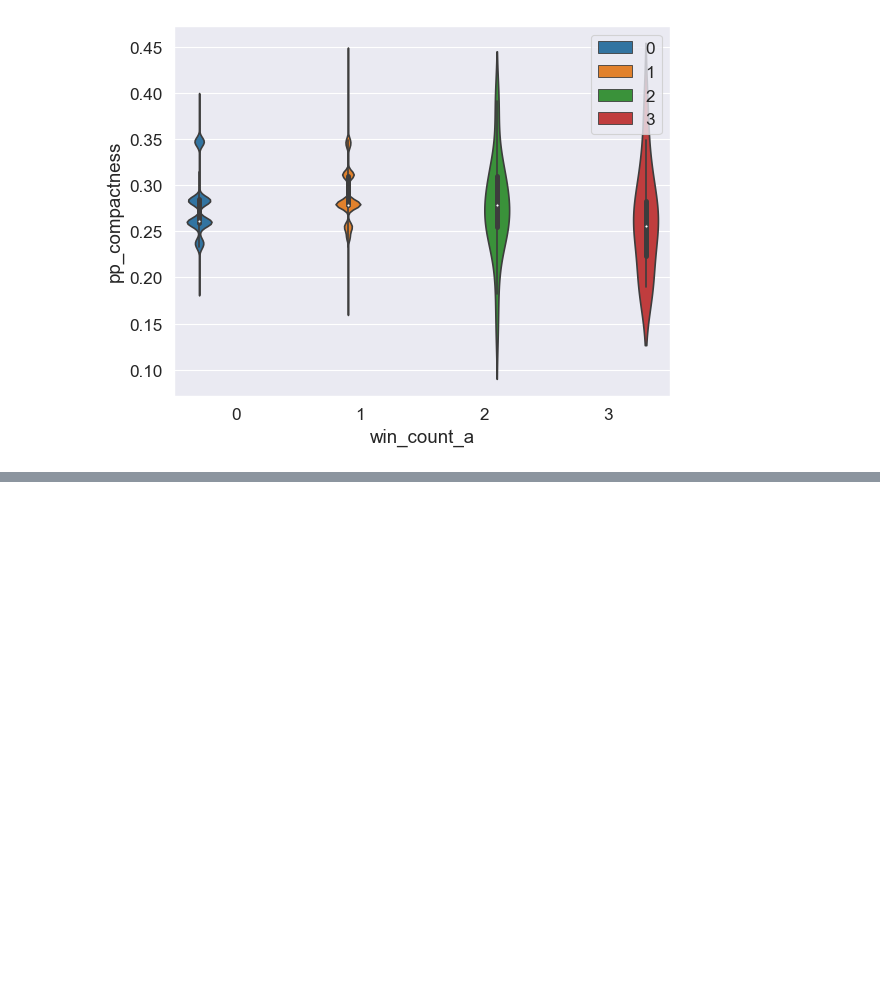
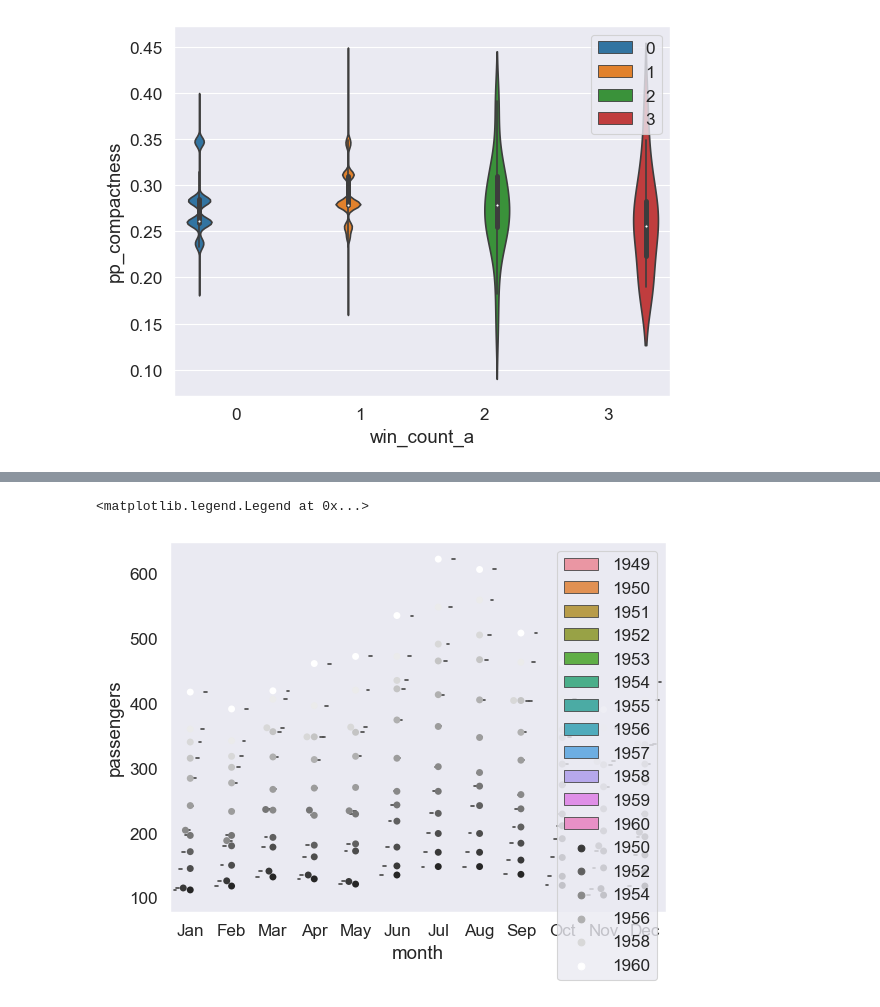
Before and after one commit to Mahdi-s/course_notebooks, a Jupyter notebook: seaborn.ipynb, the cells around one changed output, grey strips where cells are left out. Saved outputs shown, nothing was run; the diff lists cells and outputs as text; code cells hidden in the pictures; blank space fills up the shorter version.

```diff
--- a/seaborn.ipynb
+++ b/seaborn.ipynb
@@ -154,0 +221,4 @@ sns.stripplot(x='win_count_a', y='pp_compactness', data=df, jitter=True)
+# %%
+flights = sns.load_dataset('flights')
+flights_pivot = flights.pivot_table(index='month', columns='year', values='passengers')
+flights_pivot
@@ -154,0 +256,8 @@ sns.stripplot(x='win_count_a', y='pp_compactness', data=df, jitter=True)
+# %%
+sns.violinplot(x='month', y='passengers', data=flights, hue='year')
+sns.swarmplot(x='month', y='passengers', data=flights, hue='year', color='white')
+
+plt.legend(loc=1)
+# %% [output]
+<matplotlib.legend.Legend at 0x...>
+[figure, added]
```
Also changed, not shown: parts of 26 cells of this notebook.
